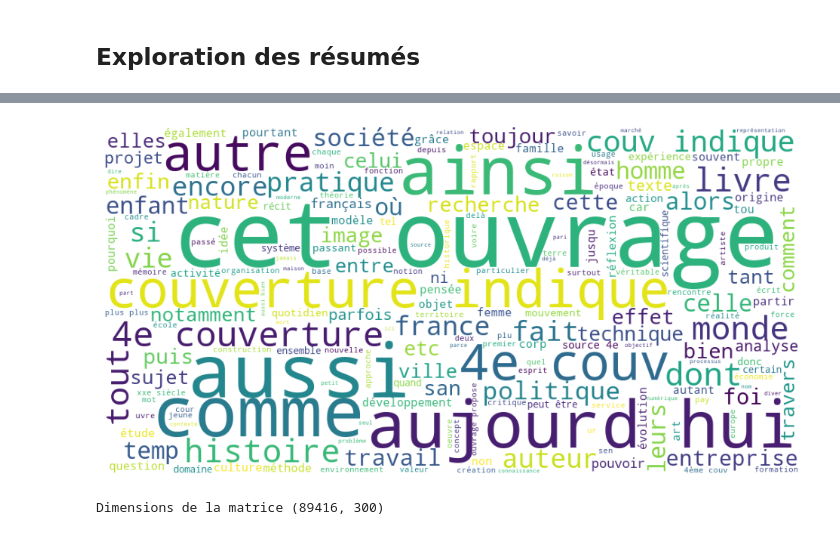
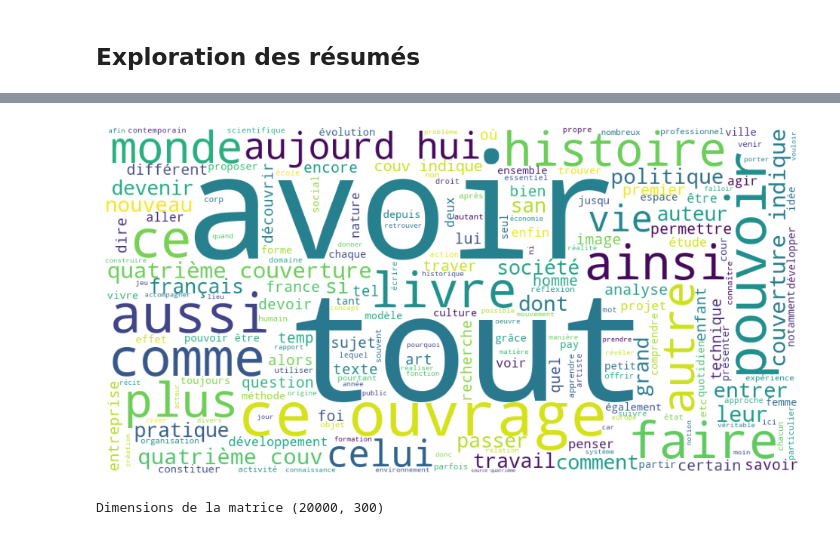
Before and after one commit to abes-esr/labo-indexationauto, a Jupyter notebook: preprocessing.ipynb, the cells around one changed output, grey strips where cells are left out. Saved outputs shown, nothing was run; the diff lists cells and outputs as text; code cells hidden in the pictures.

```diff
--- a/preprocessing.ipynb
+++ b/preprocessing.ipynb
@@ -303,4 +328,0 @@ plt.imshow(wordcloud)
-# %%
-# Mettre à plat TOUS les mots clé
-df["rameau_list_unstack"] = df["RAMEAU"].apply(lambda x: re.split(r';| -- ', x)).apply(lambda x: ", ".join(set(x)))
-df.loc[1:10, "rameau_list_unstack"]
@@ -408,0 +392,3 @@ preprocess_text(
+# %%
+# Test sur un échantillon de notices
+df_sample = df.sample(n=20000)
@@ -408,0 +399,10 @@ preprocess_text(
+# %%
+# Preprocess titres
+df_sample['TITRE_processed'] = df_sample['TITRE'].apply(
+    lambda x: preprocess_text(
+        x,
+        add_words=add_words,
+        numeric=False,
+        stopw=True,
+        stem=False,
+        lem=True))
@@ -499,8 +481,8 @@ pyLDAvis.save_html(p, "pyldavis_titres.html")
 # %% [markdown]
 ## Exploration des résumés
 # %%
-idx = 4998
-df['RESUME_processed'] = df['RESUME'].apply(
+# Preproces des résumés
+df_sample['RESUME_processed'] = df_sample['RESUME'].apply(
     lambda x: preprocess_text(
         x,
         add_words=add_words,
@@ -508,7 +490,3 @@ df['RESUME_processed'] = df['RESUME'].apply(
         stopw=True,
         stem=False,
         lem=True))
-
-# Exemple
-print("Résumé brut: \n", df.loc[idx, 'RESUME'])
-print("\nRésumé après processing :\n", df.loc[idx, 'RESUME_processed'])
@@ -521,7 +498,7 @@ Résumé après processing :
 # %%
-plot_wordcloud(df['RESUME_processed'])
+plot_wordcloud(df_sample['RESUME_processed'])
 # %% [output]
-[figure, old version]
+[figure, new version]
 # %%
 # Vectorization
 feature = 'RESUME_processed'
@@ -530,10 +507,10 @@ model = TfidfVectorizer(
     ngram_range=(1, 5),
     min_df=10,
     max_df=0.95)
-cv_transform = model.fit_transform(df[feature])
+cv_transform = model.fit_transform(df_sample[feature])
 print("Dimensions de la matrice", cv_transform.shape)
 # %% [output]
-Dimensions de la matrice (89416, 300)
+Dimensions de la matrice (20000, 300)
 # %%
 # Reduction dimension
 n_comp = 15
```
Also changed, not shown: parts of 39 cells of this notebook, 1 other file.
